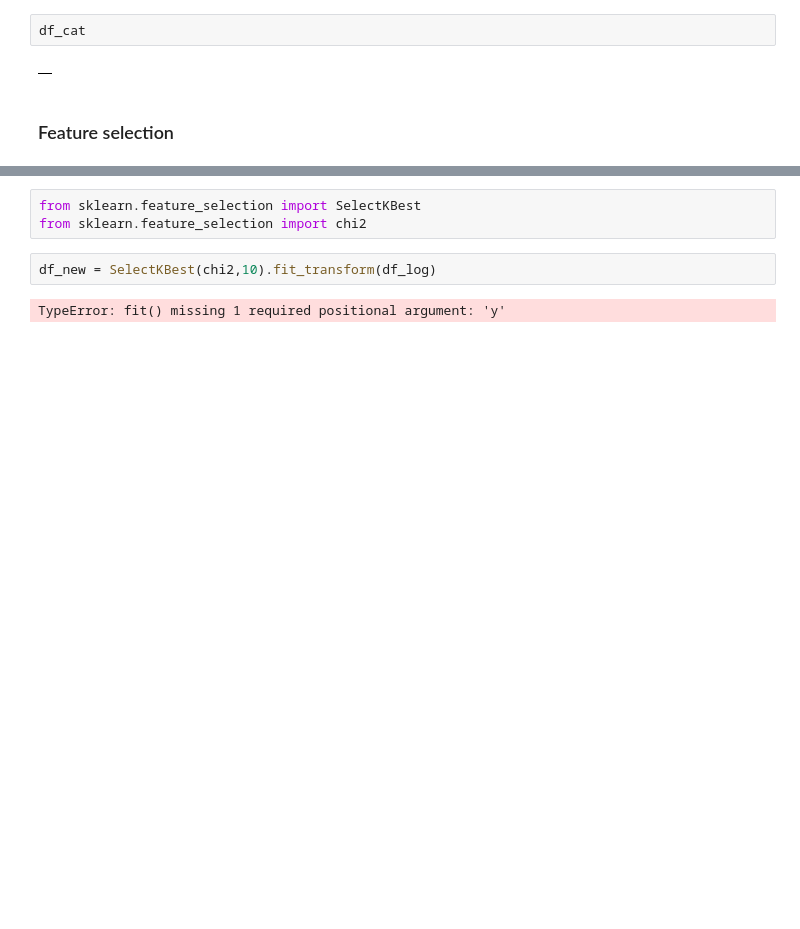
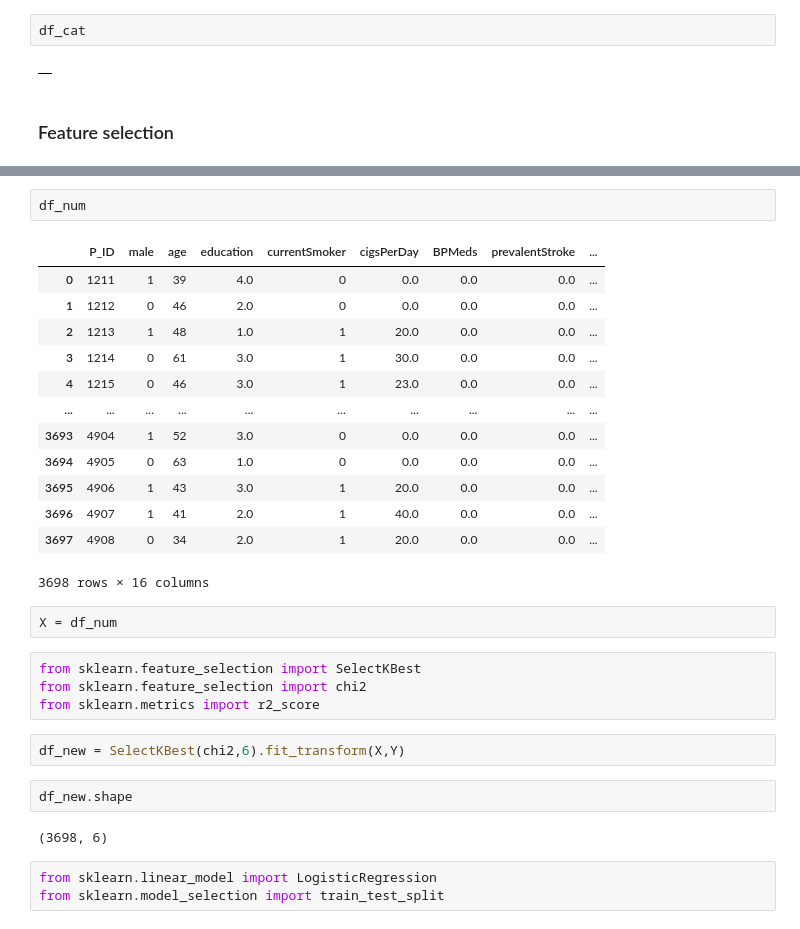
Before and after one commit to Nitin-Diwakar/Case-Study-Data-scientist-Challenge_dataset_Persistent_Non_Persistent, a Jupyter notebook: Untitled.ipynb, the cells around one changed output, grey strips where cells are left out. Saved outputs shown, nothing was run; the diff lists cells and outputs as text; blank space fills up the shorter version.

```diff
--- a/Untitled.ipynb
+++ b/Untitled.ipynb
@@ -244,7 +261,31 @@ df_cat
+# %%
+df_num
+# %% [output]
+|  | P_ID | male | age | education | currentSmoker | cigsPerDay | BPMeds | prevalentStroke | ... |
+| 0 | 1211 | 1 | 39 | 4.0 | 0 | 0.0 | 0.0 | 0.0 | ... |
+| 1 | 1212 | 0 | 46 | 2.0 | 0 | 0.0 | 0.0 | 0.0 | ... |
+| 2 | 1213 | 1 | 48 | 1.0 | 1 | 20.0 | 0.0 | 0.0 | ... |
+| 3 | 1214 | 0 | 61 | 3.0 | 1 | 30.0 | 0.0 | 0.0 | ... |
+| 4 | 1215 | 0 | 46 | 3.0 | 1 | 23.0 | 0.0 | 0.0 | ... |
+| ... | ... | ... | ... | ... | ... | ... | ... | ... | ... |
+| 3693 | 4904 | 1 | 52 | 3.0 | 0 | 0.0 | 0.0 | 0.0 | ... |
+| 3694 | 4905 | 0 | 63 | 1.0 | 0 | 0.0 | 0.0 | 0.0 | ... |
+| 3695 | 4906 | 1 | 43 | 3.0 | 1 | 20.0 | 0.0 | 0.0 | ... |
+| 3696 | 4907 | 1 | 41 | 2.0 | 1 | 40.0 | 0.0 | 0.0 | ... |
+| 3697 | 4908 | 0 | 34 | 2.0 | 1 | 20.0 | 0.0 | 0.0 | ... |
+3698 rows × 16 columns
+# %%
+X = df_num
 # %%
 from sklearn.feature_selection import SelectKBest
 from sklearn.feature_selection import chi2
+from sklearn.metrics import r2_score
 # %%
-df_new = SelectKBest(chi2,10).fit_transform(df_log)
+df_new = SelectKBest(chi2,6).fit_transform(X,Y)
-# %% [output]
-TypeError: fit() missing 1 required positional argument: 'y'
+# %%
+df_new.shape
+# %% [output]
+(3698, 6)
+# %%
+from sklearn.linear_model import LogisticRegression
+from sklearn.model_selection import train_test_split
```
Also changed, not shown: parts of 16 cells of this notebook.
